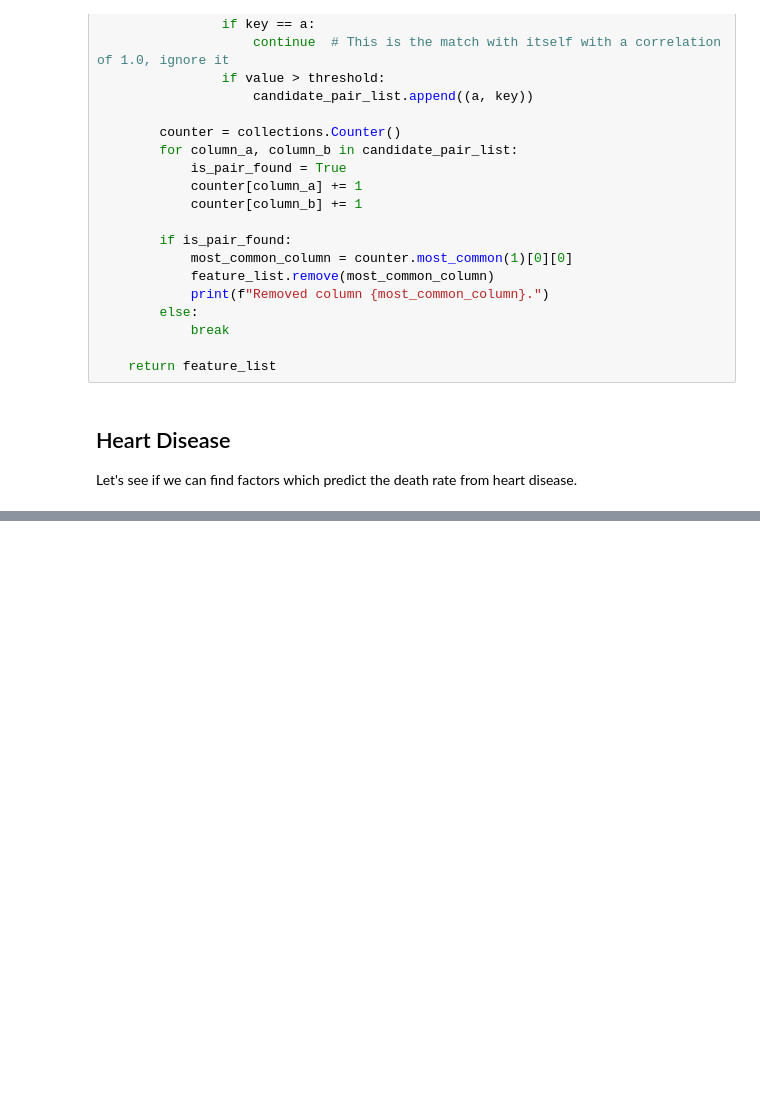
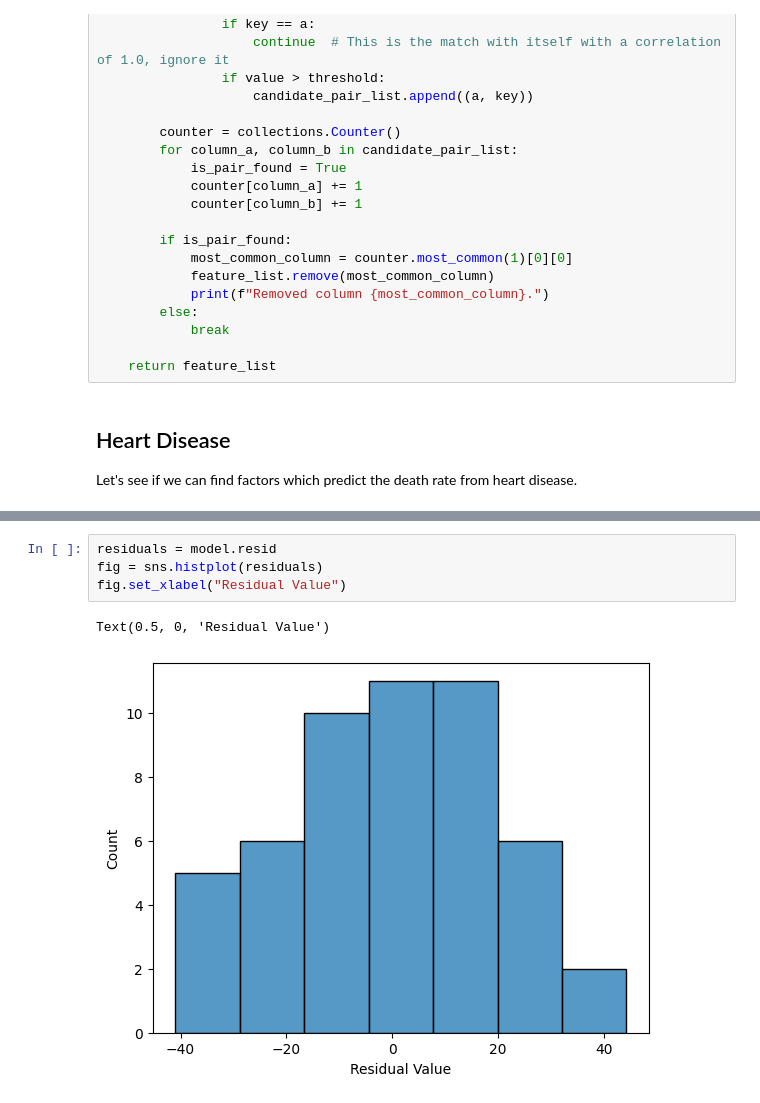
Before and after one commit to jsf80238/data_science, a Jupyter notebook: notebooks/death_rate.ipynb, the cells around one changed output, grey strips where cells are left out. Saved outputs shown, nothing was run; the diff lists cells and outputs as text; blank space fills up the shorter version.

```diff
--- a/notebooks/death_rate.ipynb
+++ b/notebooks/death_rate.ipynb
@@ -1304,0 +1246,7 @@ ax.legend()
+# %%
+residuals = model.resid
+fig = sns.histplot(residuals)
+fig.set_xlabel("Residual Value")
+# %% [output]
+Text(0.5, 0, 'Residual Value')
+[figure, added]
```
Also changed, not shown: parts of 16 cells of this notebook.
